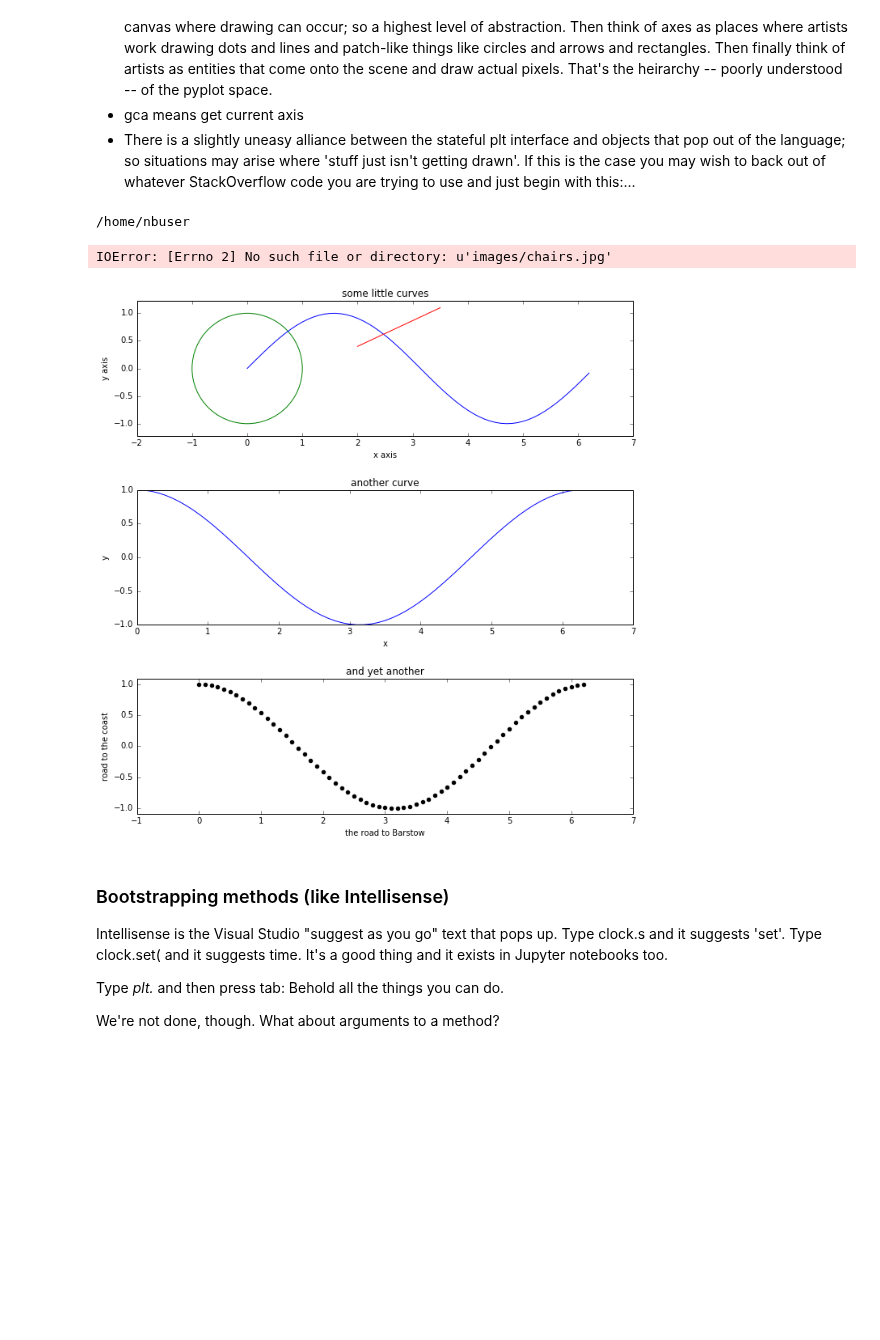
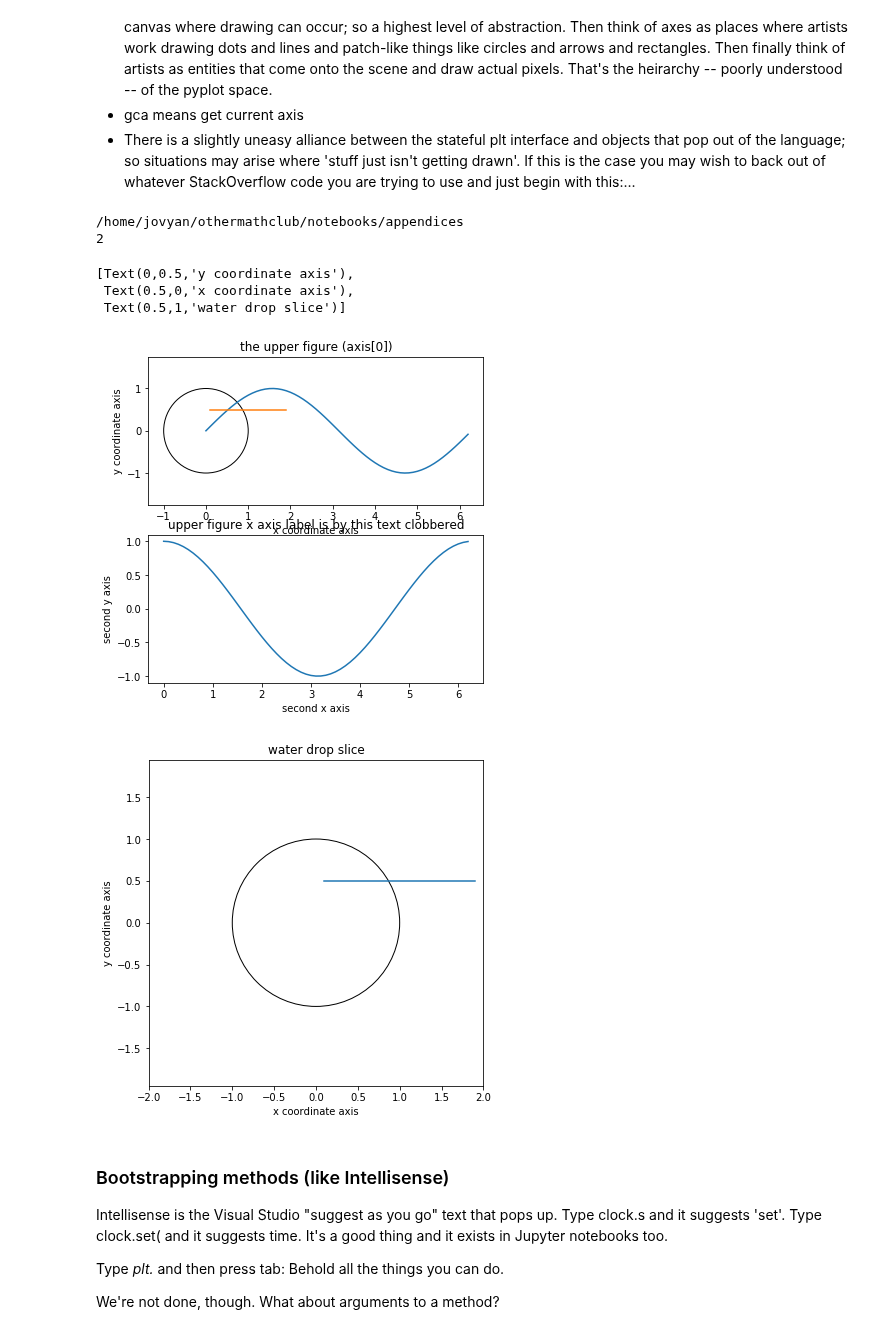
Before and after one commit to robfatland/othermathclub, a Jupyter notebook: notebooks/appendices/X Appendix Notes.ipynb, the cells around one changed output. Cells and saved outputs as stored; diff of their text form; code cells hidden in the pictures; blank space fills up the shorter version.

```diff
--- a/notebooks/appendices/X Appendix Notes.ipynb
+++ b/notebooks/appendices/X Appendix Notes.ipynb
@@ -46,24 +46,22 @@ A: Check out the installation instructions for cartopy: http://scitools.org.uk/c
 * gca means get current axis
 * There is a slightly uneasy alliance between the stateful plt interface and objects that pop out of the language; so situations may arise where 'stuff just isn't getting drawn'. If this is the case you may wish to back out of whatever StackOverflow code you are trying to use and just begin with this:...
 # %%
-# make plots inline (so that they do not pop-out)
-%matplotlib inline
 
 # get the plotting library going (this is how we make plots)
-import matplotlib.pyplot as plt
+# import matplotlib.pyplot as plt
 
 # math library (this is how we do advanced mathematics using Python)
-import numpy as np
+# import numpy as np
 
 # make a little plot going from 0 to 5 in steps of 0.01
-plt.plot(np.sin(np.arange(0.0,5.0,0.01)))
+# plt.plot(np.sin(np.arange(0.0,5.0,0.01)))
 
 
 # make plots exist inline (not pop-out) and get the numpy and pyplot libraries in place. And make pi easier to write.
-%matplotlib inline
+# %matplotlib inline
 
-import matplotlib.pyplot as plt
-import numpy as np
+# import matplotlib.pyplot as plt
+# import numpy as np
 
 # A double-axis figure (note subplots arg is 2) where everything is symmetric between except
 #   that the first axis ax[0] has a patch and a line thrown in. This shows how matplotlib
@@ -143,11 +141,11 @@ ax[2].set(title='and yet another')
 # This cell just shows a picture
 
 import os
-print os.getcwd()
+print(os.getcwd())
 
-from IPython.display import Image
-perspective_image = Image(filename='images/chairs.jpg')
-perspective_image
+# from IPython.display import Image
+# perspective_image = Image(filename='images/chairs.jpg')
+# perspective_image
 
 # This is de-activated at the moment: Must automate the installation of JSAnimation
 # %matplotlib inline
@@ -175,7 +173,7 @@ fig, ax = plt.subplots(2, figsize=(6,6))
 x = np.arange(0, 2*np.pi, .1)
 ax[0].plot(x, np.sin(x))
 ax[1].plot(x, np.cos(x))
-print len(ax)
+print(len(ax))
 
 ax[0].add_patch(plt.Circle((0, 0), 1, color = 'k', fill=False))
 ax[0].axis('equal')
@@ -212,36 +210,40 @@ ax[1].set(title='upper figure x axis label is by this text clobbered')
 #
 # a patch is a filled shape
 # from matplotlib import patches
 # patches.<tab> shows you them
 # ax.add_patch
 
 fig,ax = plt.subplots(figsize=(6,6))
 
 ax.add_patch(plt.Circle((0, 0), 1, color = 'k', fill=False))
 ax.axis('equal')
 ax.set_xlim(-7, 7)
 
 
 x1 = 1.9
 x2 = 0.1
 y1 = 0.5
 y2 = 0.5
 
 ax.plot([x1, x2], [y1, y2])
 
 # add this...
 ax.set_ylim(-6, 6)
 ax.set(xlim=(-2, 2), ylim=(-3,3))
 ax.set(xlabel='x coordinate axis', ylabel = 'y coordinate axis', title='water drop slice')
 
 # kilroy why don't i see this plot now???
 # This doesn't do it: plt.show()
 
 # python data science handbook (o'reilly)
 # %% [output]
-/home/nbuser
+/home/jovyan/othermathclub/notebooks/appendices
+2
-IOError: [Errno 2] No such file or directory: u'images/chairs.jpg'
+[Text(0,0.5,'y coordinate axis'),
+ Text(0.5,0,'x coordinate axis'),
+ Text(0.5,1,'water drop slice')]
-[figure, old version]
+[figure, new version]
+[figure, added]
 # %% [markdown]
 ### Bootstrapping methods (like Intellisense)
 
```
Also changed, not shown: 6 other files.
